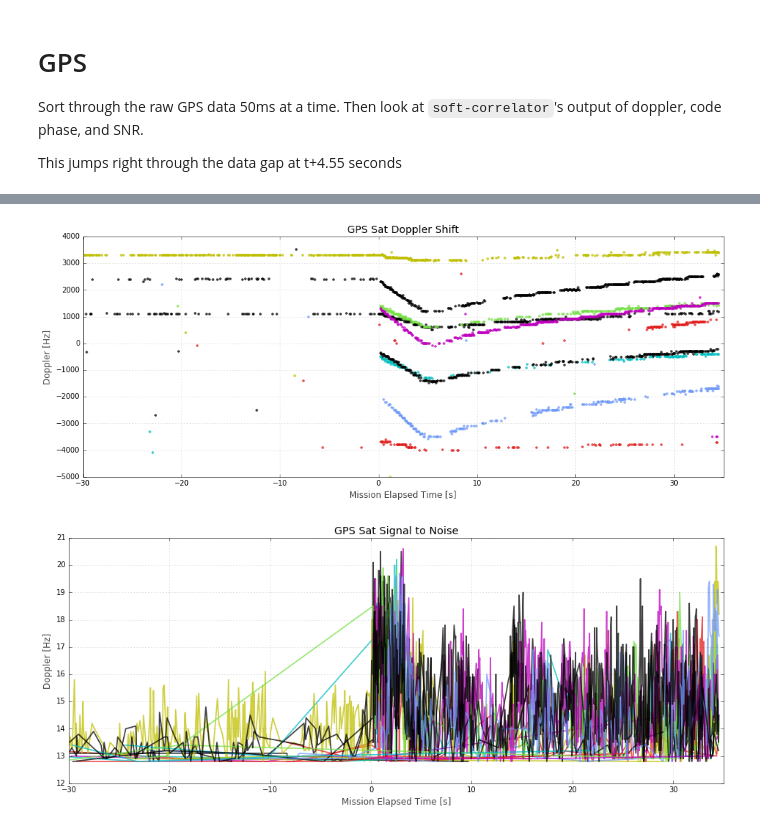
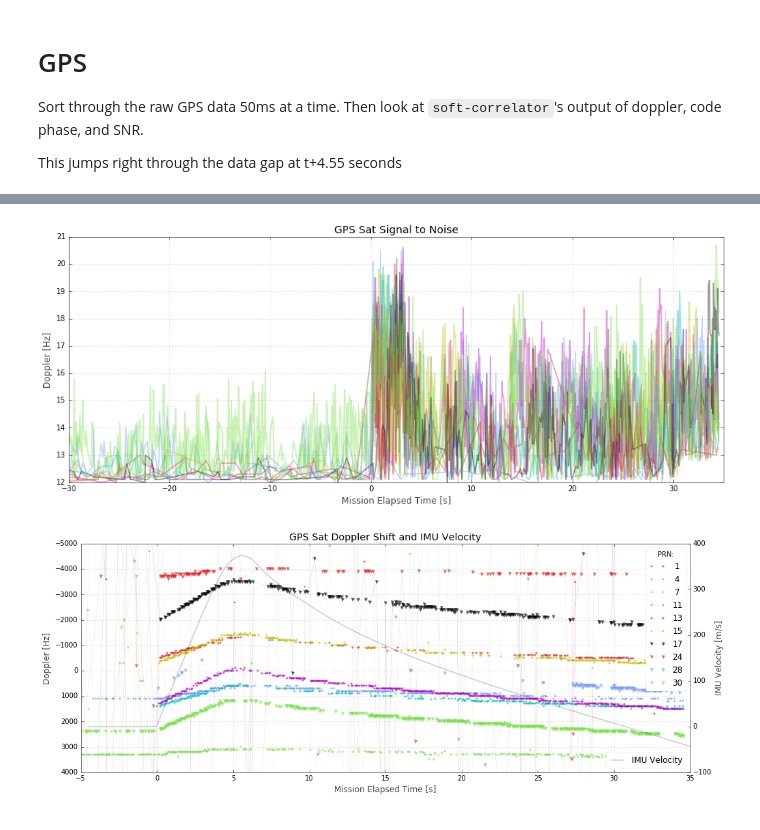
Before and after one commit to psas/Launch-12, a Jupyter notebook: data/GPS/first-look.ipynb, the cells around one changed output, grey strips where cells are left out. Cells and saved outputs as stored; diff of their text form; code cells hidden in the pictures.

Commit message:
GPS: Updated chart style, lower SNR noise floor for data in first-look

```diff
--- a/data/GPS/first-look.ipynb
+++ b/data/GPS/first-look.ipynb
@@ -52,42 +86,61 @@ plt.show()
 # %%
 fig, ax1 = plt.subplots(figsize=(16,6))
-plt.title(r"GPS Sat Doppler Shift")
+plt.title(r"GPS Sat Signal to Noise")
 plt.xlabel(r"Mission Elapsed Time [s]")
 plt.ylabel(r"Doppler [Hz]")
 
-for sat, cor in sats.iteritems():
+for sat in sorted(sats):
+    cor = sats[sat]
     times = []
-    dops = []
-    for i, d in enumerate(cor['doppler']):
-        if d != 0:
+    snrs = []
+    for i, s in enumerate(cor['snr']):
+        if s != 0:
             times.append(time[i])
-            dops.append(d)
-    ax1.plot(times, dops, '.', alpha=0.75, label=sat)
+            snrs.append(s)
+    ax1.plot(times, snrs, '-', alpha=0.4, label=sat)
 
 ax1.set_xlim([-30,35])
-ax1.set_ylim([-5000, 4000])
+#ax1.set_ylim([-6000, 6000])
 #ax1.legend(loc=2)
 plt.show()
 # %% [output]
-[figure, old version]
+[figure, new version]
 # %%
+from numpy import loadtxt, array, subtract, divide, multiply
+
+columns = loadtxt("../launch-overview/uncalibrated_integrated_velocity.csv", delimiter=',', unpack=True)
+vel_time = columns[0]
+imuvel   = columns[1]
+
 fig, ax1 = plt.subplots(figsize=(16,6))
-plt.title(r"GPS Sat Signal to Noise")
+plt.title(r"GPS Sat Doppler Shift and IMU Velocity")
 plt.xlabel(r"Mission Elapsed Time [s]")
 plt.ylabel(r"Doppler [Hz]")
 
-for sat, cor in sats.iteritems():
+for sat in sorted(sats):
+    cor = sats[sat]
     times = []
-    snrs = []
-    for i, s in enumerate(cor['snr']):
-        if s != 0:
+    dops = []
+    for i, d in enumerate(cor['doppler']):
+        if d != 0:
             times.append(time[i])
-            snrs.append(s)
-    ax1.plot(times, snrs, '-', alpha=0.75, label=sat)
+            dops.append(d)
+    if int(sat) < 16:
+        ax1.plot(times, dops, '-o', alpha=0.65, lw=0.12, ms=3, mew=0,label=sat)
+    else:
+        ax1.plot(times, dops, '-v', alpha=0.65, lw=0.12, ms=5, mew=0,label=sat)
 
-ax1.set_xlim([-30,35])
-#ax1.set_ylim([-6000, 6000])
-#ax1.legend(loc=2)
+ax2 = ax1.twinx()
+ax2.set_ylabel(r"IMU Velocity [m/s]")
+ax2.plot(vel_time, imuvel, 'k-', alpha=0.18, label="IMU Velocity")
+ax2.grid(b=False)
+#ax2.set_ylim([-50,150])
+
+ax1.set_xlim([-5,35])
+ax2.set_xlim([-5,35])
+ax1.set_ylim([4000, -5000])
+ax1.legend(loc=1, title="PRN:")
+ax2.legend(loc=4)
 plt.show()
 # %% [output]
-[figure, old version]
+[figure, new version]
```
Also changed, not shown: parts of 4 cells of this notebook.
